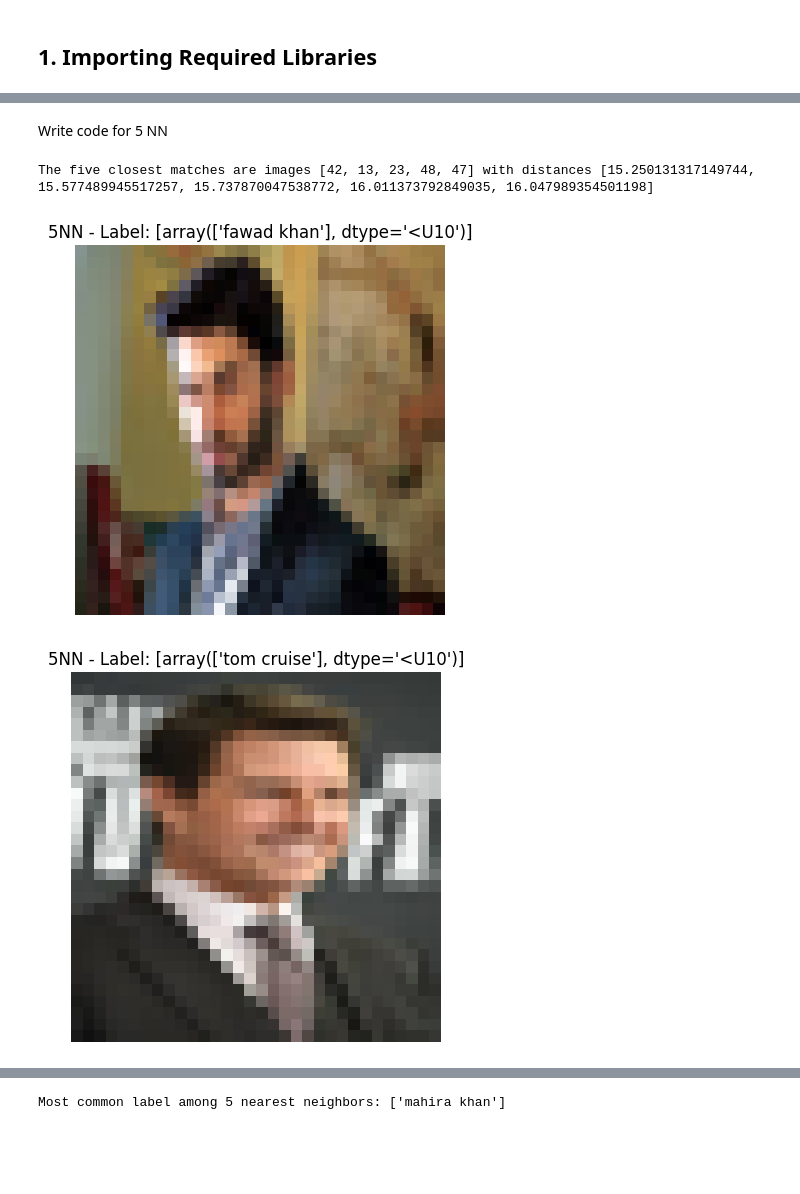
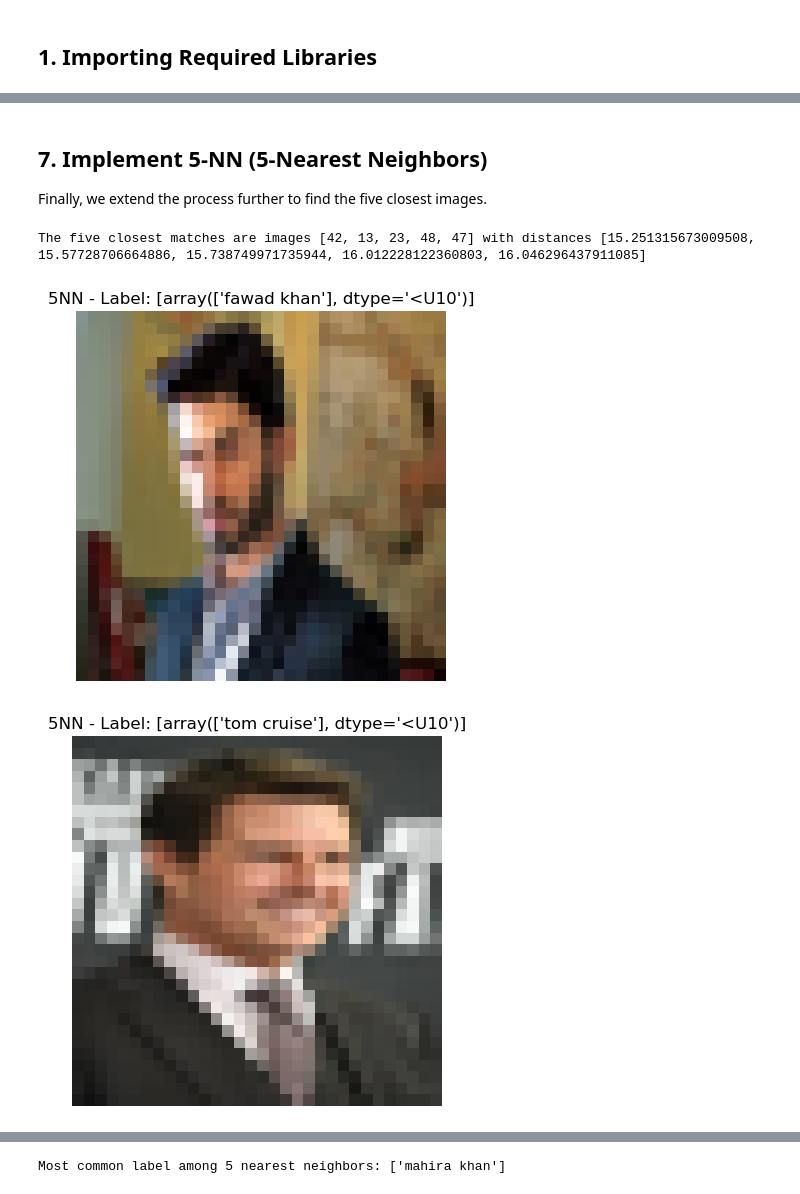
Before and after one commit to iamanasinam/ATS-Internship, a Jupyter notebook: 03. Celebrity Look-Alike Classifier/KKN.ipynb, the cells around one changed output, grey strips where cells are left out. Saved outputs shown, nothing was run; the diff lists cells and outputs as text; code cells hidden in the pictures; blank space fills up the shorter version.

```diff
--- a/03. Celebrity Look-Alike Classifier/KKN.ipynb
+++ b/03. Celebrity Look-Alike Classifier/KKN.ipynb
@@ -116,32 +65,22 @@ In this Block you need to fill the code for 1-NN.
 # %%
-# Write code for 1 NN
-#Find min distance
-#Fine at which point min value exists
-
-####### Your code here #######
+# 1-NN Implementation
 min_distance = float('inf')
 min_index = -1
 
-# min_distance is initially set to a very large number (float('inf')). This is to ensure that any real distance we calculate will be smaller than this value. min_index is set to -1 to keep track of which image has the smallest distance
-
-
-for i in range(50):
-    G = im[:, :, :, i]
-    G = np.reshape(G, [-1], order="F") / 255.0  # Normalize the dataset images
-
+# Iterate through the dataset to find the closest match
+for i in range(im.shape[-1]):
+    G = im[:, :, :, i].flatten(order="F") / 255.0
     distance = euclidean_distance(reshaped_image, G)
     if distance < min_distance:
         min_distance = distance
         min_index = i
 
-# Display the closest match for 1NN
+# Display the closest match
 print(f"The closest match is image {min_index} with a distance of {min_distance}")
 closest_image = im[:, :, :, min_index]
 plt.imshow(closest_image)
 plt.axis('off')
 plt.title(f"1NN - Label: {labels[min_index]}")
 plt.show()
-
-##############################
 # %% [output]
 The closest match is image 42 with a distance of 15.251315673009508
@@ -197,42 +124,34 @@ NameError: name 'labels' is not defined
-# %% [markdown]
-Write code for 5 NN
+# %% [markdown]
+## 7. Implement 5-NN (5-Nearest Neighbors)
+Finally, we extend the process further to find the five closest images.
 # %%
-#Write code for 5 NN
-#Find 5 min distances
-#Find their instances
-
-####### Your code here #######
+# 5-NN Implementation
 distances = []
 
-for i in range(50):
-    G = im[:, :, :, i]
-    G = np.reshape(G, [-1], order="F") / 255.0  # Normalize the dataset images
-
+# Calculate distances between the test image and all dataset images
+for i in range(im.shape[-1]):
+    G = im[:, :, :, i].flatten(order="F") / 255.0
     distance = euclidean_distance(reshaped_image, G)
     distances.append((distance, i))
 
-# Sort the distances and get the indices of the five smallest distances
+# Sort and find the five closest matches
 distances.sort(key=lambda x: x[0])
 five_min_indices = [distances[i][1] for i in range(5)]
 
 # Display the results for 5NN
 print(f"The five closest matches are images {five_min_indices} with distances {[distances[i][0] for i in range(5)]}")
-
-# Display the five closest images for 5NN
 for index in five_min_indices:
     closest_image = im[:, :, :, index]
     plt.imshow(closest_image)
     plt.axis('off')
     plt.title(f"5NN - Label: {labels[index]}")
     plt.show()
 
-# Majority voting if needed
-closest_labels = [str(labels[index].flatten()[0]) for index in five_min_indices]  # Convert labels to strings
+# Majority voting for 5NN
+closest_labels = [str(labels[index].flatten()[0]) for index in five_min_indices]
 most_common_label = Counter(closest_labels).most_common(1)[0][0]
 print(f"Most common label among 5 nearest neighbors: {most_common_label}")
-
-##############################
 # %% [output]
-The five closest matches are images [42, 13, 23, 48, 47] with distances [15.250131317149744, 15.577489945517257, 15.737870047538772, 16.011373792849035, 16.047989354501198]
+The five closest matches are images [42, 13, 23, 48, 47] with distances [15.251315673009508, 15.57728706664886, 15.738749971735944, 16.012228122360803, 16.046296437911085]
-[figure, old version]
+[figure, new version]
-[figure, old version]
+[figure, new version]
```
Also changed, not shown: parts of 19 cells of this notebook.
